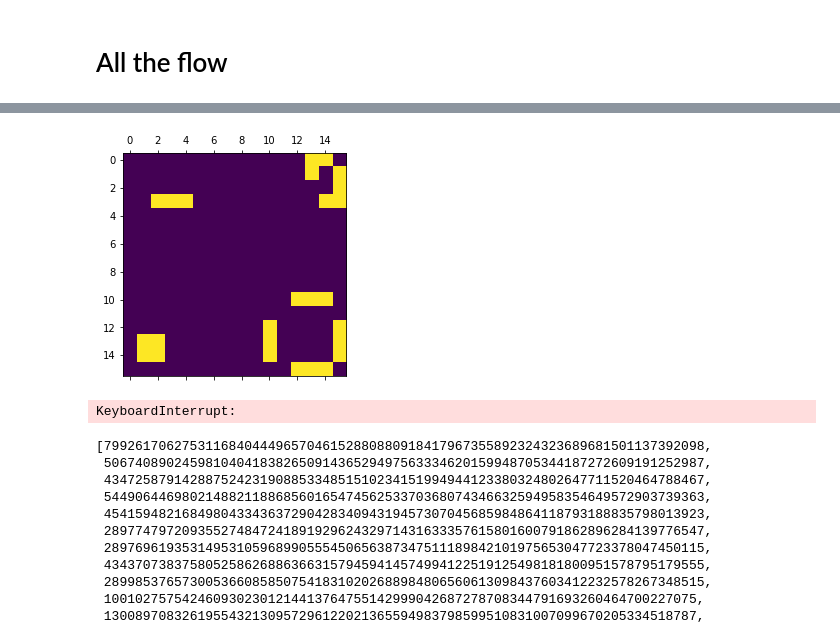
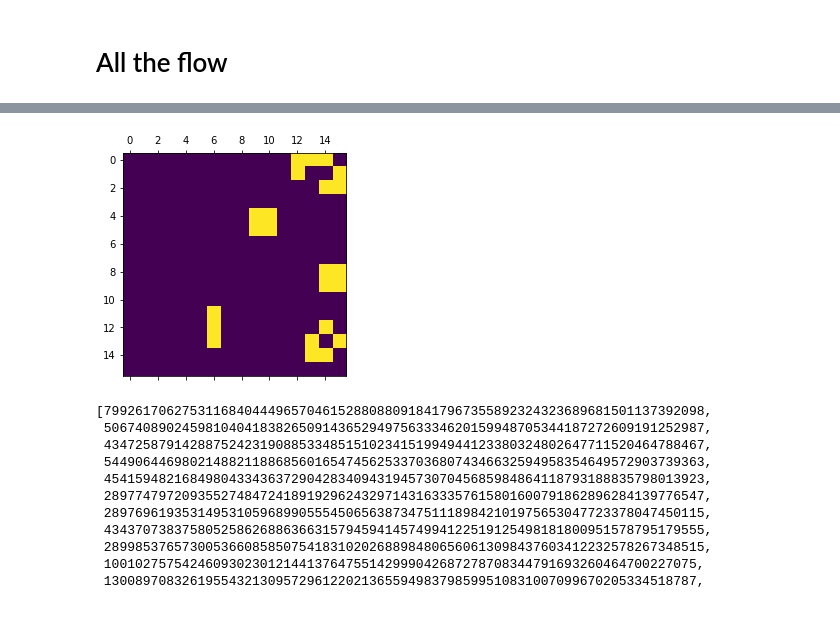
Before and after one commit to RicardoHS/conway_game, a Jupyter notebook: notebooks/01-matrix.ipynb, the cells around one changed output, grey strips where cells are left out. Cells and saved outputs as stored; diff of their text form; code cells hidden in the pictures.

Commit message:
improve notebook plotting

```diff
--- a/notebooks/01-matrix.ipynb
+++ b/notebooks/01-matrix.ipynb
@@ -96,8 +96,9 @@ def full_game(matrix: np.array):
         last_seed = curr_seed
 
 def play_game_jupyter(epochs: List[np.array], sleep_time: float = 0.2, play_loop: bool = False):
+    hdisplay = display("", display_id=True)
     for e in epochs:
-        display(plot_matrix(e))
+        hdisplay.update(plot_matrix(e))
         clear_output(wait=True)
         plt.pause(sleep_time)
 
@@ -184,8 +185,10 @@ Loop lenght:  5
 # %%
-play_game_jupyter(conway_game, sleep_time=0.01, play_loop=is_loop)
+try:
+    play_game_jupyter(conway_game, sleep_time=0.05, play_loop=is_loop)
+except KeyboardInterrupt:
+    pass
 # %% [output]
-[figure, old version]
+[figure, new version]
-KeyboardInterrupt:
 # %%
 game_seeds
 # %% [output]
```
Also changed, not shown: parts of 3 cells of this notebook.
